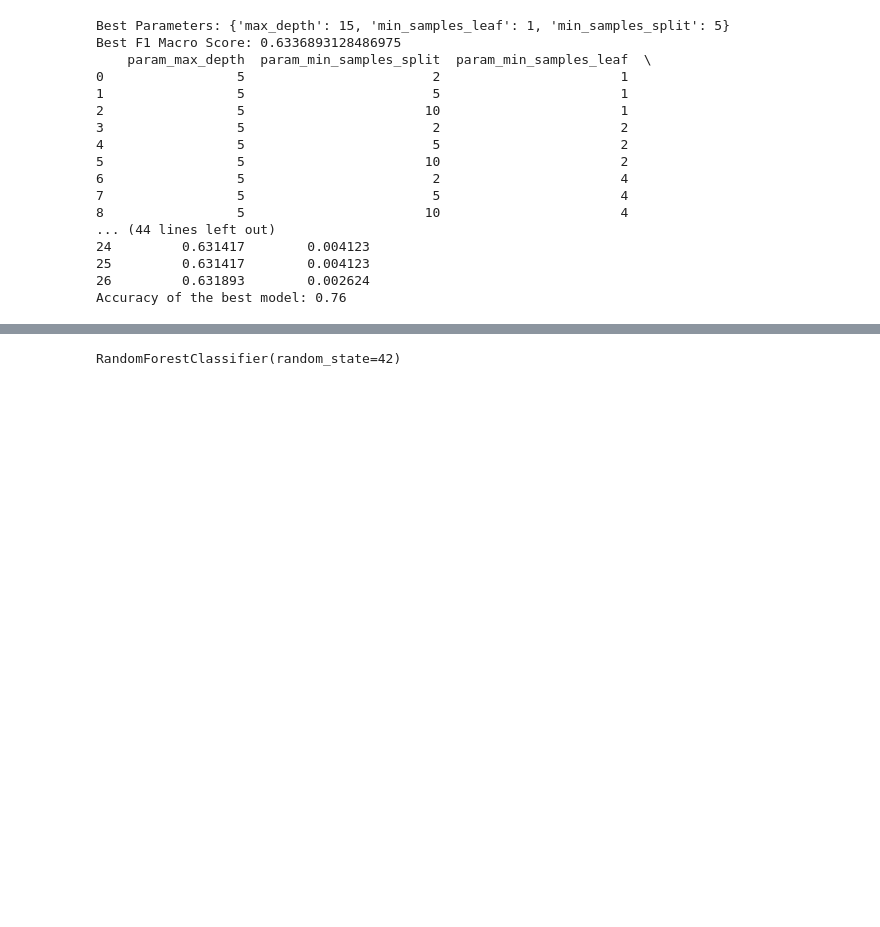
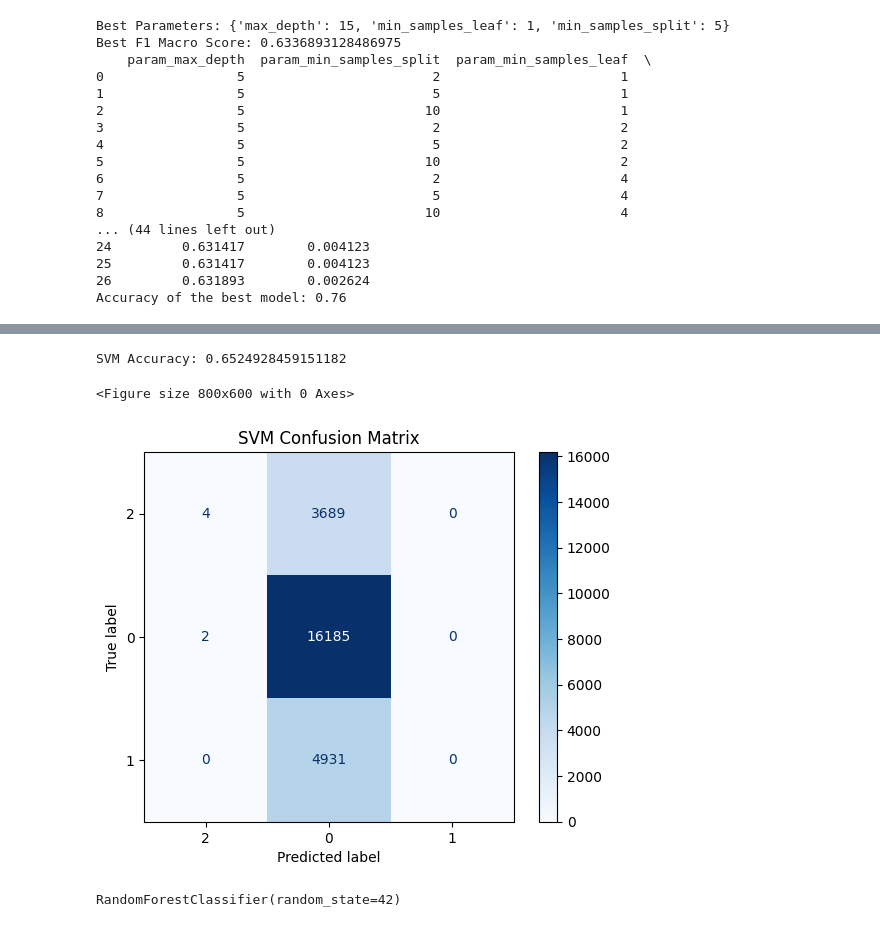
Before and after one commit to Jaagss/Movie_Success_Prediction, a Jupyter notebook: second.ipynb, the cells around one changed output, grey strips where cells are left out. Drawn from its saved outputs; the diff is of its cells as text; code cells hidden in the pictures; blank space fills up the shorter version.

```diff
--- a/second.ipynb
+++ b/second.ipynb
@@ -557,0 +608,31 @@ Accuracy of the best model: 0.76
+# %%
+from sklearn.svm import SVC
+
+svm = SVC(kernel='rbf', random_state=42)
+svm.fit(X_train, y_train)
+print("SVM Accuracy:", svm.score(X_test, y_test))
+# %% [output]
+SVM Accuracy: 0.6524928459151182
+# %%
+from sklearn.metrics import confusion_matrix, ConfusionMatrixDisplay
+if isinstance(y, pd.DataFrame):
+    y = y.iloc[:, 0]  # Adjust if needed based on your column name
+
+# Generate predictions
+y_pred = svm.predict(X_test)
+
+# Extract unique classes
+unique_classes = y.unique()
+
+# Confusion Matrix
+cm = confusion_matrix(y_test, y_pred, labels=unique_classes)
+disp = ConfusionMatrixDisplay(confusion_matrix=cm, display_labels=unique_classes)
+
+# Plot Confusion Matrix
+plt.figure(figsize=(8, 6))
+disp.plot(cmap=plt.cm.Blues)
+plt.title("SVM Confusion Matrix")
+plt.show()
+# %% [output]
+<Figure size 800x600 with 0 Axes>
+[figure, added]
```
Also changed, not shown: parts of 5 cells of this notebook.
